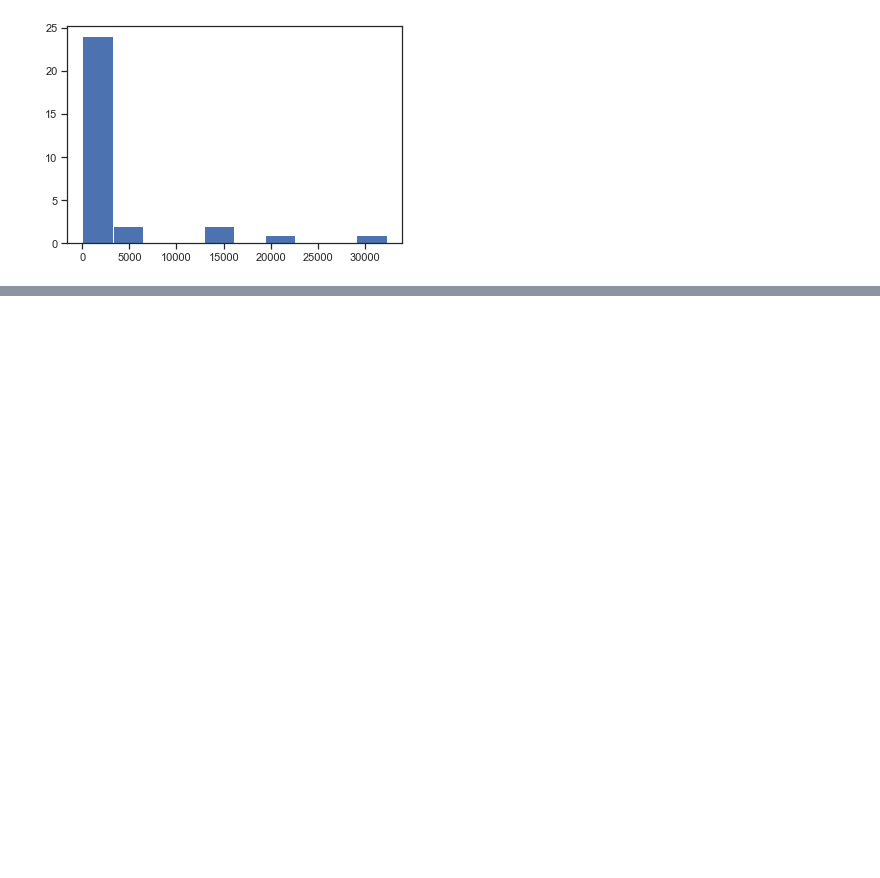
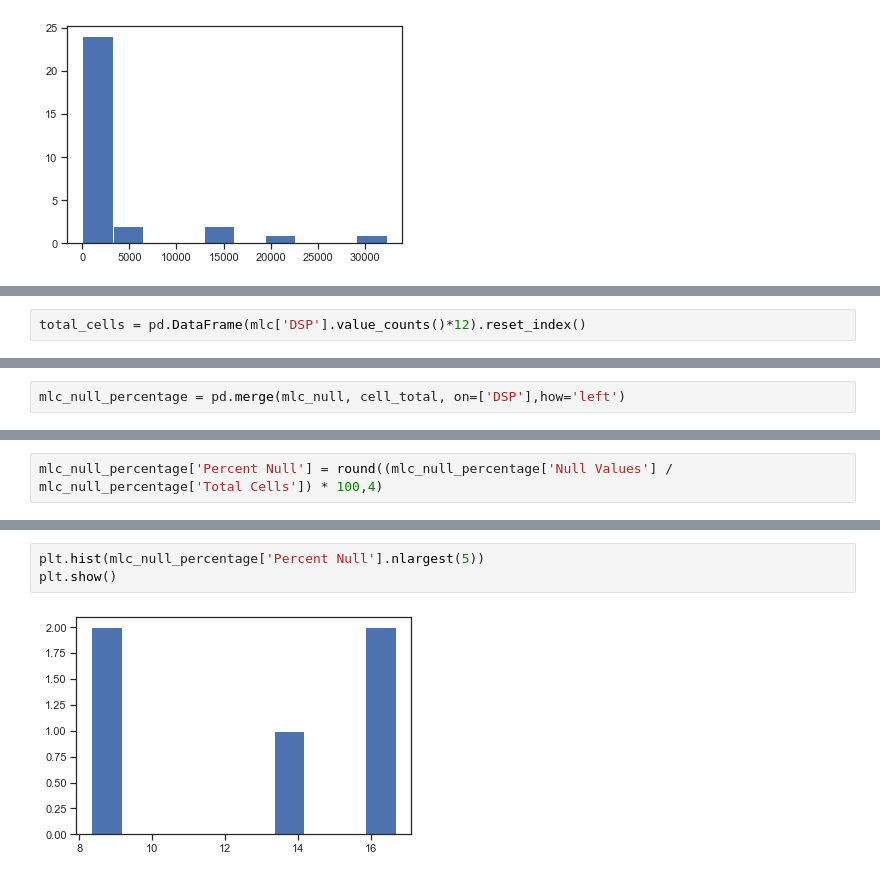
Before and after one commit to LJRollerII/mlc-project-napster, a Jupyter notebook: notebooks/MLC_Project.ipynb, the cells around one changed output, grey strips where cells are left out. Cells and saved outputs as stored; diff of their text form; blank space fills up the shorter version.

Commit message:
DSP bar graph updated. Now update Top 5 chart.

```diff
--- a/notebooks/MLC_Project.ipynb
+++ b/notebooks/MLC_Project.ipynb
@@ -1991,0 +1885,2 @@ mlc_null
+# %%
+total_cells = pd.DataFrame(mlc['DSP'].value_counts()*12).reset_index()
@@ -1991,0 +1951,2 @@ mlc_null
+# %%
+mlc_null_percentage = pd.merge(mlc_null, cell_total, on=['DSP'],how='left')
@@ -1991,0 +1980,2 @@ mlc_null
+# %%
+mlc_null_percentage['Percent Null'] = round((mlc_null_percentage['Null Values'] / mlc_null_percentage['Total Cells']) * 100,4)
@@ -1991,0 +2011,5 @@ mlc_null
+# %%
+plt.hist(mlc_null_percentage['Percent Null'].nlargest(5))
+plt.show()
+# %% [output]
+[figure, added]
```
Also changed, not shown: parts of 70 cells of this notebook.
